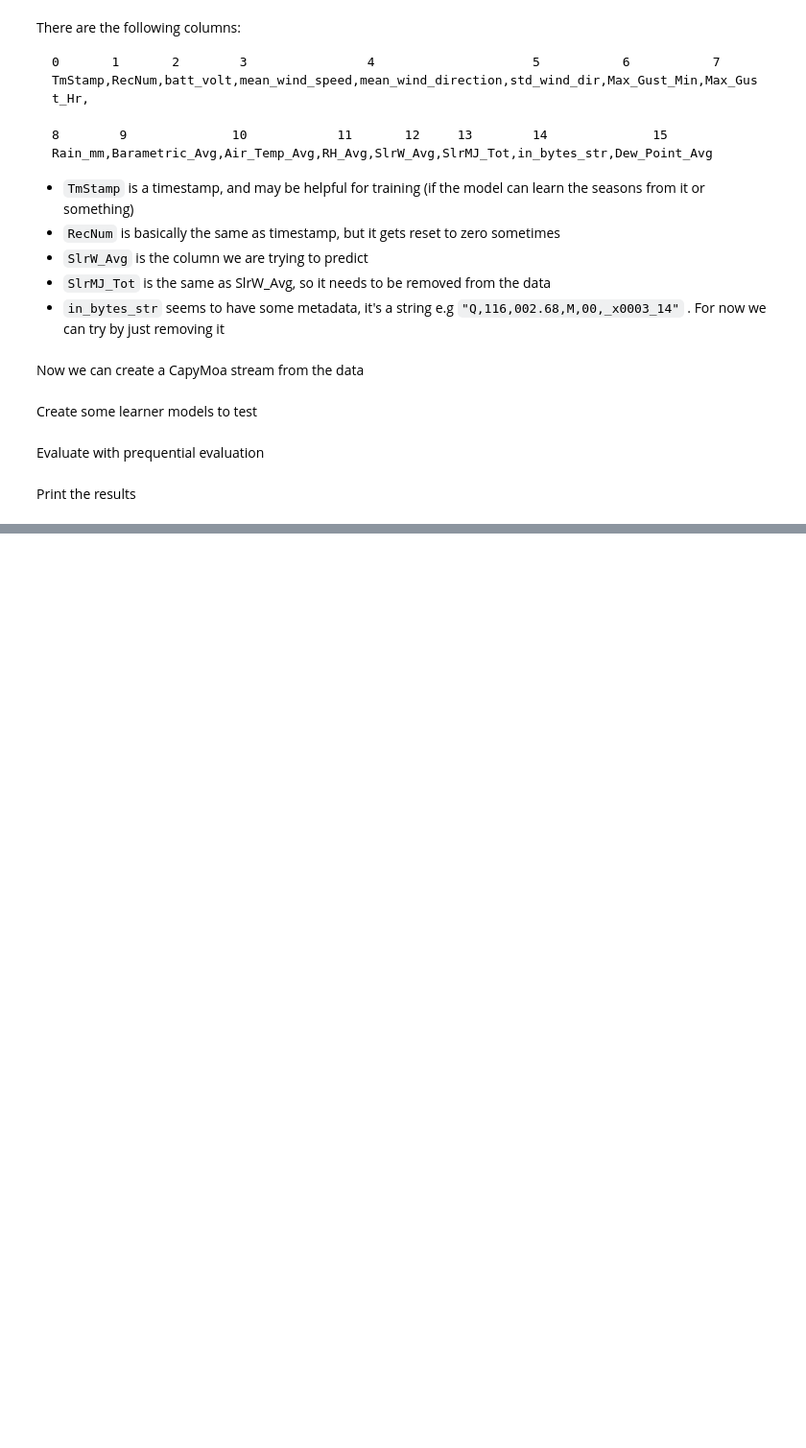
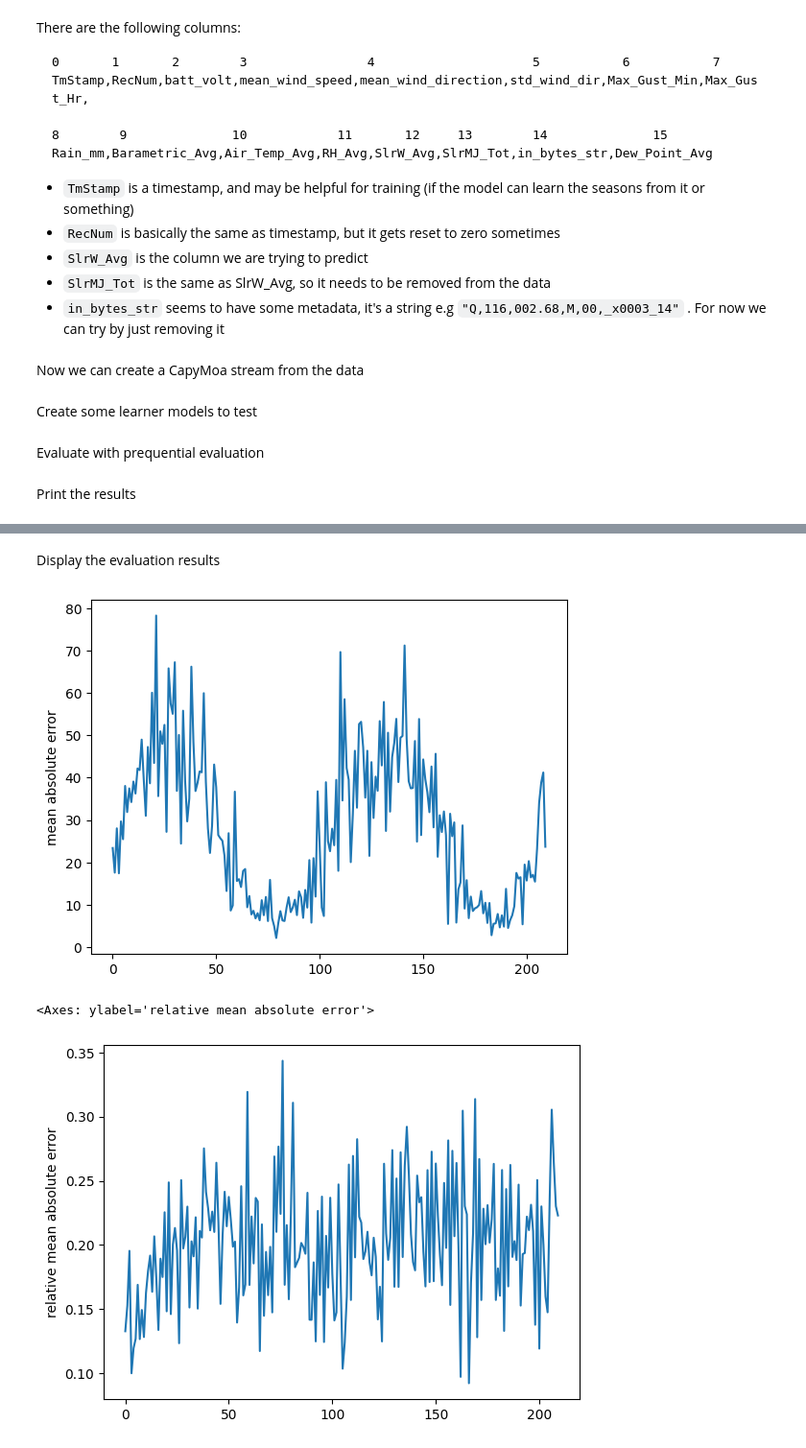
Before and after one commit to bertkdowns/data-streams-hackathon, a Jupyter notebook: tests.ipynb, the cells around one changed output, grey strips where cells are left out. Shown: that part at 96% size. Saved outputs shown, nothing was run; the diff lists cells and outputs as text; code cells hidden in the pictures; blank space fills up the shorter version.

```diff
--- a/tests.ipynb
+++ b/tests.ipynb
@@ -34,7 +34,7 @@ from pprint import pprint  # Import pprint module
 # %% [markdown]
 Load the Data:
 # %%
-path_to_csv = Path("/home/bd65/Downloads/power_plant/MHPA-docs-data.csv")
+path_to_csv = Path("../power_plant/MHPA-docs-data.csv")
 x_features = pd.read_csv(path_to_csv).fillna(0).to_numpy()
 # %% [markdown]
 There are the following columns:
@@ -70,7 +70,7 @@ Now we can create a CapyMoa stream from the data
 stream = NumpyStream(
     x_features,
     targets,
-    target_type=target_type,
+    target_type="numeric", # "numeric" or "categorical", we are doing regression
     feature_names=["batt_volt", "mean_wind_speed", "mean_wind_direction", "std_wind_dir", "Max_Gust_Min", "Max_Gust_Hr","Rain_mm","Barametric_Avg","Air_Temp_Avg","RH_Avg","Dew_Point_Avg"],
 )
 # %% [markdown]
@@ -89,0 +109,12 @@ pprint(results_arf)
+# %% [markdown]
+Display the evaluation results
+# %%
+import seaborn as sns
+import matplotlib.pyplot as plt
+sns.lineplot(results_arf['windowed'].metrics_per_window()["mean absolute error"])
+plt.show()
+sns.lineplot(results_arf['windowed'].metrics_per_window()["relative mean absolute error"])
+# %% [output]
+[figure, added]
+<Axes: ylabel='relative mean absolute error'>
+[figure, added]
```
Also changed, not shown: parts of 5 cells of this notebook.
